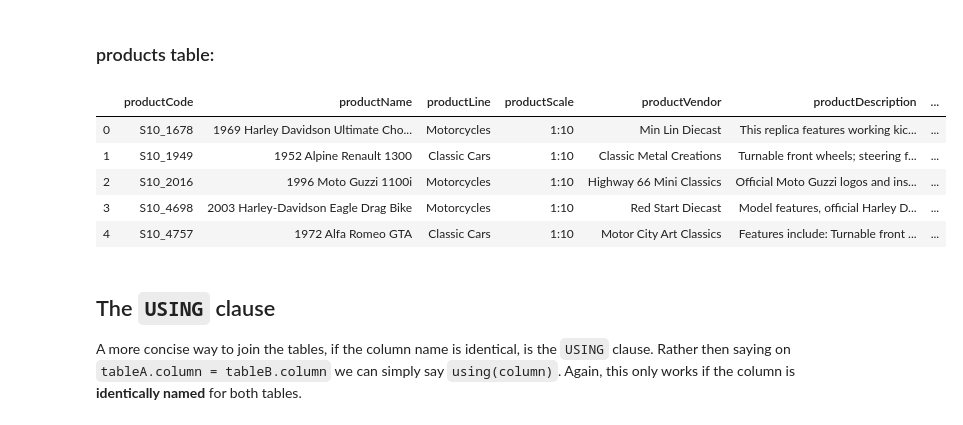
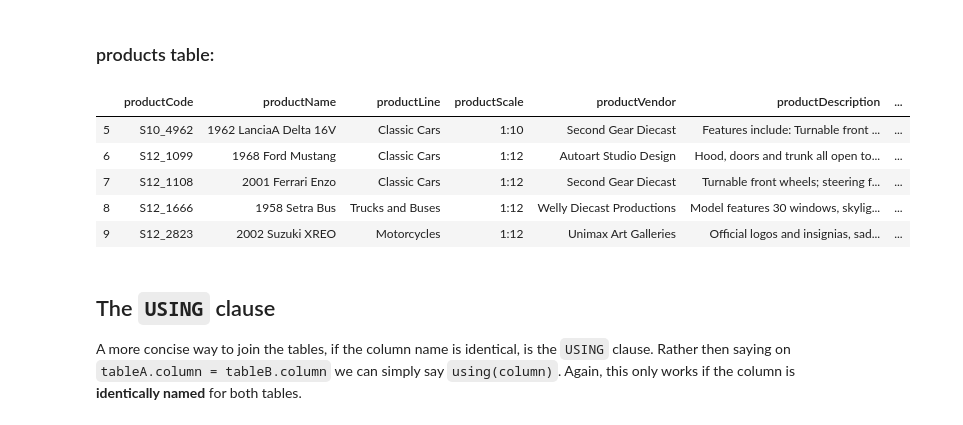
Before and after one commit to polyglottraveler/dsc-join-statements-hbs-ds-060120, a Jupyter notebook: index.ipynb, the cells around one changed output. Cells and saved outputs as stored; diff of their text form; code cells hidden in the pictures.

```diff
--- a/index.ipynb
+++ b/index.ipynb
@@ -73,15 +73,15 @@ df.head()
 # %%
 cur.execute("""SELECT * FROM products LIMIT 10;""")
 df = pd.DataFrame(cur.fetchall())
 df.columns = [i[0] for i in cur.description]
-df.head()
+df.tail()
 # %% [output]
 |  | productCode | productName | productLine | productScale | productVendor | productDescription | ... |
-| 0 | S10_1678 | 1969 Harley Davidson Ultimate Cho... | Motorcycles | 1:10 | Min Lin Diecast | This replica features working kic... | ... |
-| 1 | S10_1949 | 1952 Alpine Renault 1300 | Classic Cars | 1:10 | Classic Metal Creations | Turnable front wheels; steering f... | ... |
-| 2 | S10_2016 | 1996 Moto Guzzi 1100i | Motorcycles | 1:10 | Highway 66 Mini Classics | Official Moto Guzzi logos and ins... | ... |
-| 3 | S10_4698 | 2003 Harley-Davidson Eagle Drag Bike | Motorcycles | 1:10 | Red Start Diecast | Model features, official Harley D... | ... |
-| 4 | S10_4757 | 1972 Alfa Romeo GTA | Classic Cars | 1:10 | Motor City Art Classics | Features include: Turnable front ... | ... |
+| 5 | S10_4962 | 1962 LanciaA Delta 16V | Classic Cars | 1:10 | Second Gear Diecast | Features include: Turnable front ... | ... |
+| 6 | S12_1099 | 1968 Ford Mustang | Classic Cars | 1:12 | Autoart Studio Design | Hood, doors and trunk all open to... | ... |
+| 7 | S12_1108 | 2001 Ferrari Enzo | Classic Cars | 1:12 | Second Gear Diecast | Turnable front wheels; steering f... | ... |
+| 8 | S12_1666 | 1958 Setra Bus | Trucks and Buses | 1:12 | Welly Diecast Productions | Model features 30 windows, skylig... | ... |
+| 9 | S12_2823 | 2002 Suzuki XREO | Motorcycles | 1:12 | Unimax Art Galleries | Official logos and insignias, sad... | ... |
 # %% [markdown]
 ## The `USING` clause
 A more concise way to join the tables, if the column name is identical, is the `USING` clause. Rather then saying on `tableA.column = tableB.column` we can simply say `using(column)`. Again, this only works if the column is **identically named** for both tables.
```
